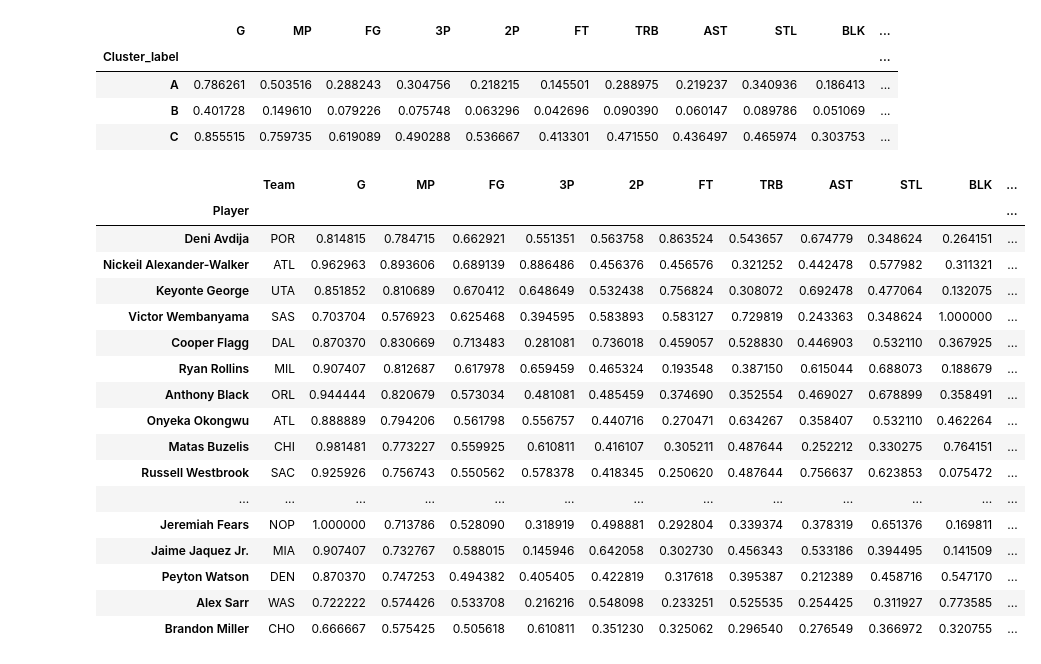
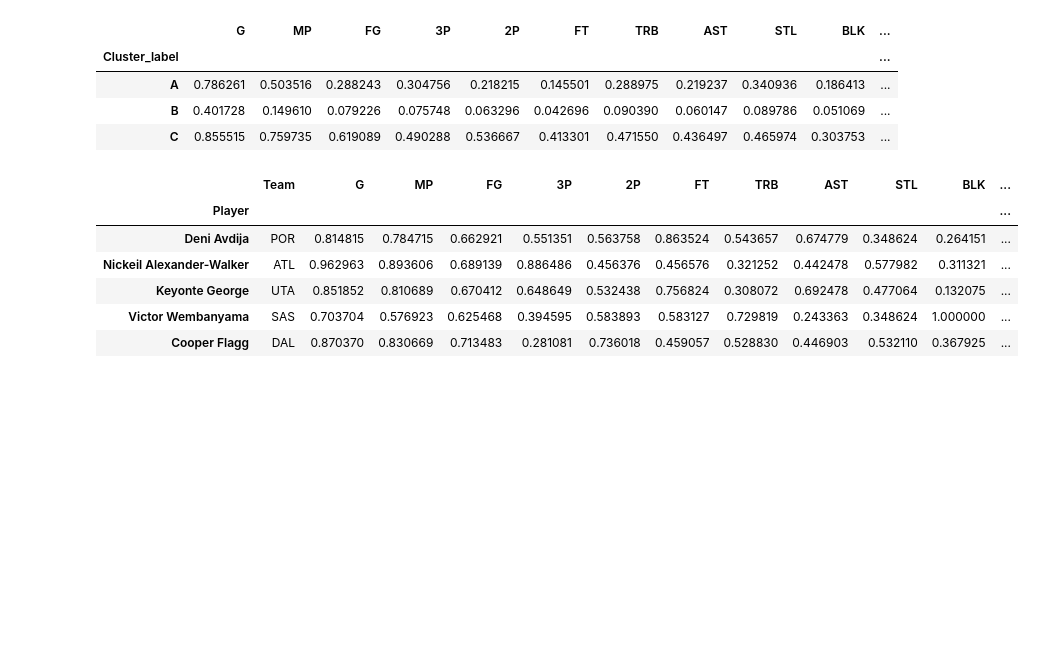
Before and after one commit to toby-draper/week_6, a Jupyter notebook: Lab-Clustering.ipynb, the cells around one changed output. Saved outputs shown, nothing was run; the diff lists cells and outputs as text; code cells hidden in the pictures; blank space fills up the shorter version.

```diff
--- a/Lab-Clustering.ipynb
+++ b/Lab-Clustering.ipynb
@@ -324,38 +314,27 @@ centroids_df
 # %%
 #To find players within cluster B that are worth their money, we will compare the players scaled stats to their scaled salary.
 #We will make a new df of players whose relative stats are all better than their relative salary, and rank them by their average statline,
 #weighting every stat equally (not ideal but useful)
 stat_cols = ['G','MP','FG','3P','2P','FT','TRB','AST','STL','BLK','PTS']
 
 candidates = nba_merged.copy()
 for col in stat_cols:
     candidates = candidates[candidates[col] > candidates['Salary']]
 candidates = candidates[candidates['Cluster_label'] == 'C']
 candidates["Mean_Stat"] = candidates[stat_cols].mean(axis=1)
 candidates = candidates.sort_values(by='Mean_Stat', ascending=False)
 candidates.index = candidates['Player']
 candidates.drop(columns=['Player', 'Cluster_label'], inplace=True)
 
-candidates
+candidates.head()
 # %% [output]
 |  | Team | G | MP | FG | 3P | 2P | FT | TRB | AST | STL | BLK | ... |
 | Player |  |  |  |  |  |  |  |  |  |  |  | ... |
 | Deni Avdija | POR | 0.814815 | 0.784715 | 0.662921 | 0.551351 | 0.563758 | 0.863524 | 0.543657 | 0.674779 | 0.348624 | 0.264151 | ... |
 | Nickeil Alexander-Walker | ATL | 0.962963 | 0.893606 | 0.689139 | 0.886486 | 0.456376 | 0.456576 | 0.321252 | 0.442478 | 0.577982 | 0.311321 | ... |
 | Keyonte George | UTA | 0.851852 | 0.810689 | 0.670412 | 0.648649 | 0.532438 | 0.756824 | 0.308072 | 0.692478 | 0.477064 | 0.132075 | ... |
 | Victor Wembanyama | SAS | 0.703704 | 0.576923 | 0.625468 | 0.394595 | 0.583893 | 0.583127 | 0.729819 | 0.243363 | 0.348624 | 1.000000 | ... |
 | Cooper Flagg | DAL | 0.870370 | 0.830669 | 0.713483 | 0.281081 | 0.736018 | 0.459057 | 0.528830 | 0.446903 | 0.532110 | 0.367925 | ... |
-| Ryan Rollins | MIL | 0.907407 | 0.812687 | 0.617978 | 0.659459 | 0.465324 | 0.193548 | 0.387150 | 0.615044 | 0.688073 | 0.188679 | ... |
-| Anthony Black | ORL | 0.944444 | 0.820679 | 0.573034 | 0.481081 | 0.485459 | 0.374690 | 0.352554 | 0.469027 | 0.678899 | 0.358491 | ... |
-| Onyeka Okongwu | ATL | 0.888889 | 0.794206 | 0.561798 | 0.556757 | 0.440716 | 0.270471 | 0.634267 | 0.358407 | 0.532110 | 0.462264 | ... |
-| Matas Buzelis | CHI | 0.981481 | 0.773227 | 0.559925 | 0.610811 | 0.416107 | 0.305211 | 0.487644 | 0.252212 | 0.330275 | 0.764151 | ... |
-| Russell Westbrook | SAC | 0.925926 | 0.756743 | 0.550562 | 0.578378 | 0.418345 | 0.250620 | 0.487644 | 0.756637 | 0.623853 | 0.075472 | ... |
-| ... | ... | ... | ... | ... | ... | ... | ... | ... | ... | ... | ... | ... |
-| Jeremiah Fears | NOP | 1.000000 | 0.713786 | 0.528090 | 0.318919 | 0.498881 | 0.292804 | 0.339374 | 0.378319 | 0.651376 | 0.169811 | ... |
-| Jaime Jaquez Jr. | MIA | 0.907407 | 0.732767 | 0.588015 | 0.145946 | 0.642058 | 0.302730 | 0.456343 | 0.533186 | 0.394495 | 0.141509 | ... |
-| Peyton Watson | DEN | 0.870370 | 0.747253 | 0.494382 | 0.405405 | 0.422819 | 0.317618 | 0.395387 | 0.212389 | 0.458716 | 0.547170 | ... |
-| Alex Sarr | WAS | 0.722222 | 0.574426 | 0.533708 | 0.216216 | 0.548098 | 0.233251 | 0.525535 | 0.254425 | 0.311927 | 0.773585 | ... |
-| Brandon Miller | CHO | 0.666667 | 0.575425 | 0.505618 | 0.610811 | 0.351230 | 0.325062 | 0.296540 | 0.276549 | 0.366972 | 0.320755 | ... |
 # %%
 #We now have a list of high performing players that outplay their salary in each of the meaningful stats we kept from the original dataset.
 #Of these players, we now pick 3-4 players for 3 different tiers of candidates: bad, good, best.
```
Also changed, not shown: parts of 2 cells of this notebook, 1 other file.
